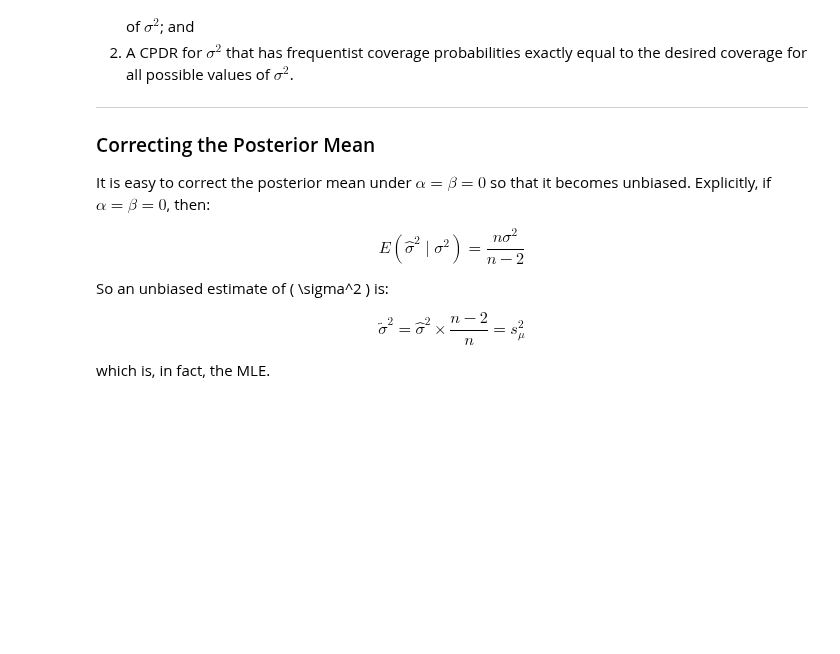
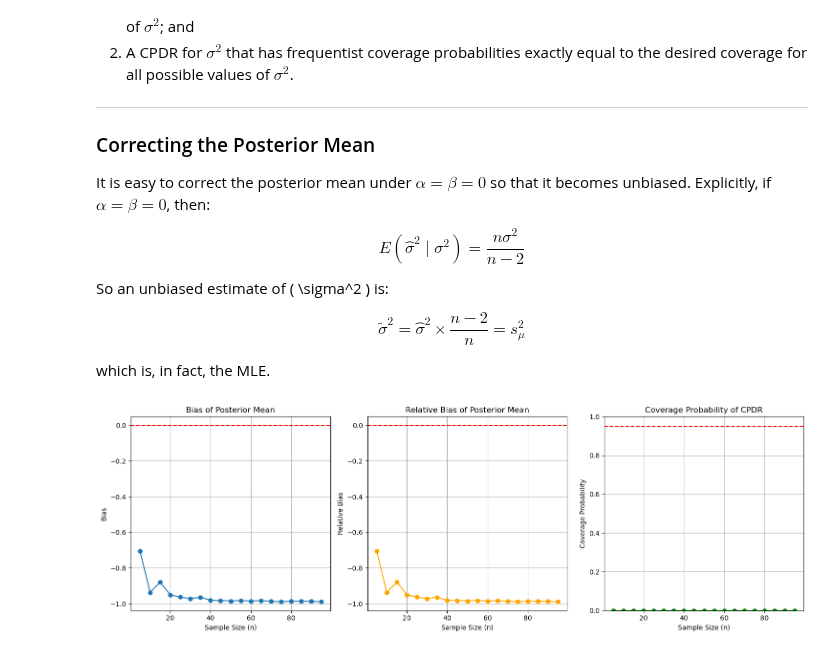
Before and after one commit to rocky115/DeepMythomatics, a Jupyter notebook: Sampling/Chapter-2/Saauntibaa_Piaasaalo-1.ipynb, the cells around one changed output. Cells and saved outputs as stored; diff of their text form; code cells hidden in the pictures; blank space fills up the shorter version.

```diff
--- a/Sampling/Chapter-2/Saauntibaa_Piaasaalo-1.ipynb
+++ b/Sampling/Chapter-2/Saauntibaa_Piaasaalo-1.ipynb
@@ -751,3 +751,90 @@ $$
 $$
 
 which is, in fact, the MLE.
+# %%
+import numpy as np
+import matplotlib.pyplot as plt
+from scipy.stats import chi2
+
+# Function to calculate posterior mean, bias, relative bias, and coverage probability
+def normal_gamma_estimators(n, alpha, beta, sigma_true, alpha_CI):
+    # Generate synthetic data from N(mu, 1/sigma^2)
+    mu = 0  # Assuming mu is known and set to 0 for simplicity
+    y = np.random.normal(mu, np.sqrt(1/sigma_true), n)
+
+    # Sample variance
+    s_mu2 = np.sum((y - mu)**2) / n
+
+    # Posterior parameters
+    a = alpha + n / 2
+    b = beta + s_mu2 / 2
+
+    # Posterior mean of sigma^2
+    sigma2_hat = (2 * b) / (2 * a - 2)
+
+    # Bias calculation
+    bias = sigma2_hat - sigma_true
+
+    # Relative bias calculation
+    relative_bias = bias / sigma_true
+
+    # Coverage probability calculation
+    v = chi2.ppf(1 - alpha_CI/2, 2*a)
+    u = chi2.ppf(alpha_CI/2, 2*a)
+
+    coverage_prob = (2*b/(u * sigma_true) < 1) and (2*b/(v * sigma_true) > 1)
+
+    return bias, relative_bias, coverage_prob
+
+# Parameters
+n = 10              # Sample size
+alpha = 1           # Hyperparameter for Gamma prior
+beta = 0            # Hyperparameter for Gamma prior
+sigma_true = 1     # True value of sigma^2
+alpha_CI = 0.05     # Confidence level for CPDR
+
+# Collect results
+biases = []
+relative_biases = []
+coverage_probs = []
+
+# Calculate for different sample sizes
+sample_sizes = range(5, 100, 5)
+for n in sample_sizes:
+    bias, rel_bias, coverage = normal_gamma_estimators(n, alpha, beta, sigma_true, alpha_CI)
+    biases.append(bias)
+    relative_biases.append(rel_bias)
+    coverage_probs.append(coverage)
+
+# Plotting the results
+plt.figure(figsize=(15, 5))
+
+plt.subplot(1, 3, 1)
+plt.plot(sample_sizes, biases, label='Bias', marker='o')
+plt.axhline(0, color='r', linestyle='--')
+plt.title('Bias of Posterior Mean')
+plt.xlabel('Sample Size (n)')
+plt.ylabel('Bias')
+plt.grid()
+
+plt.subplot(1, 3, 2)
+plt.plot(sample_sizes, relative_biases, label='Relative Bias', color='orange', marker='o')
+plt.axhline(0, color='r', linestyle='--')
+plt.title('Relative Bias of Posterior Mean')
+plt.xlabel('Sample Size (n)')
+plt.ylabel('Relative Bias')
+plt.grid()
+
+plt.subplot(1, 3, 3)
+plt.plot(sample_sizes, coverage_probs, label='Coverage Probability', color='green', marker='o')
+plt.axhline(1 - alpha_CI, color='r', linestyle='--')
+plt.title('Coverage Probability of CPDR')
+plt.xlabel('Sample Size (n)')
+plt.ylabel('Coverage Probability')
+plt.ylim(0, 1)
+plt.grid()
+
+plt.tight_layout()
+plt.show()
+# %% [output]
+[figure, added]
```
Also changed, not shown: 1 other file.
